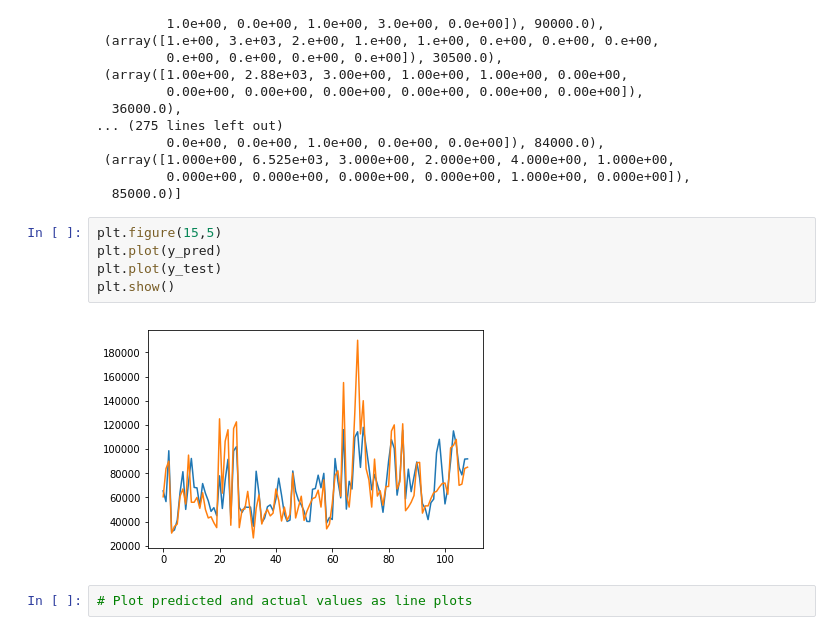
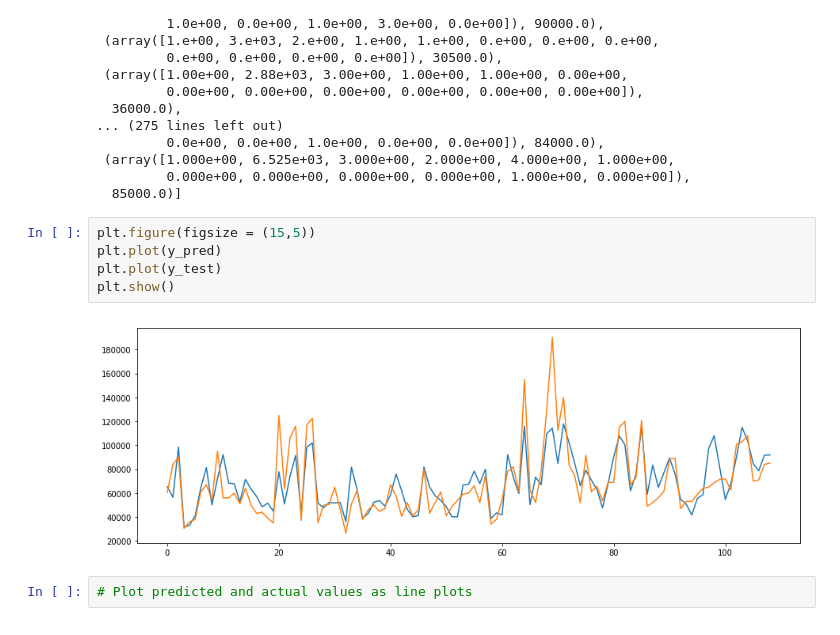
Before and after one commit to karolinajoz/dsc-linalg-regression-lab-nyc-ds-082619, a Jupyter notebook: index.ipynb, the cells around one changed output. Saved outputs shown, nothing was run; the diff lists cells and outputs as text.

```diff
--- a/index.ipynb
+++ b/index.ipynb
@@ -234,12 +234,12 @@ test_list
          0.000e+00, 0.000e+00, 0.000e+00, 0.000e+00, 1.000e+00, 0.000e+00]),
   85000.0)]
 # %%
-plt.figure(15,5)
+plt.figure(figsize = (15,5))
 plt.plot(y_pred)
 plt.plot(y_test)
 plt.show()
 # %% [output]
-[figure, old version]
+[figure, new version]
 # %%
 # Plot predicted and actual values as line plots
 # %% [markdown]
```
